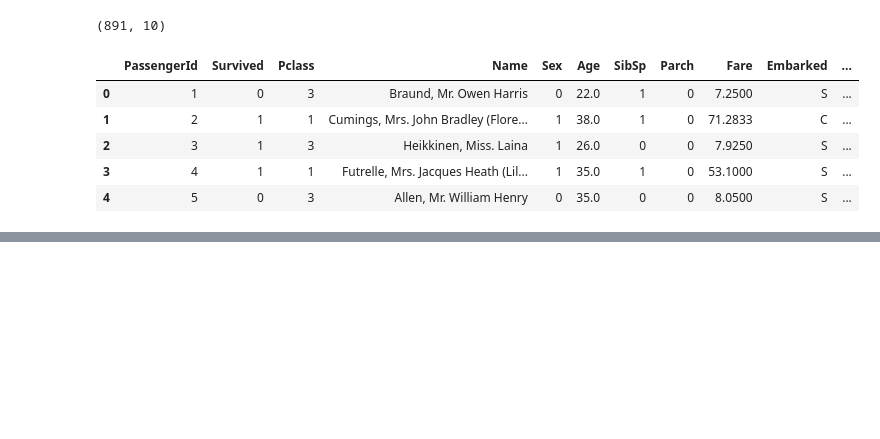
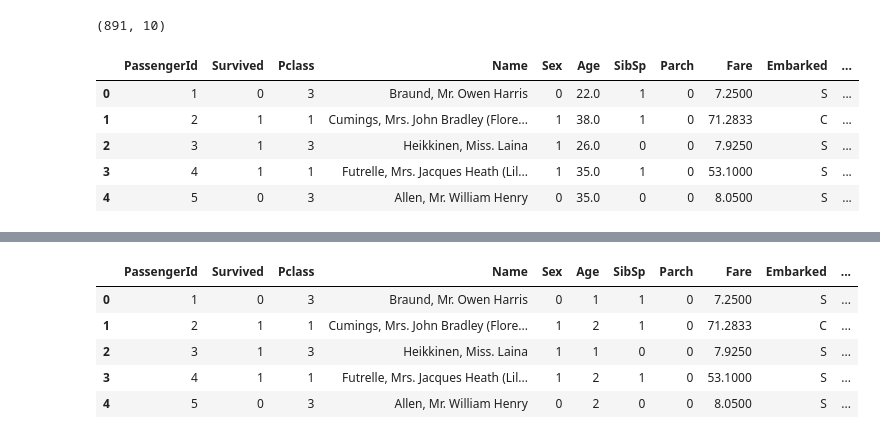
Before and after one commit to AnkithVijay24/Kaggle, a Jupyter notebook: titanic-project.ipynb, the cells around one changed output, grey strips where cells are left out. Drawn from its saved outputs; the diff is of its cells as text; code cells hidden in the pictures; blank space fills up the shorter version.

```diff
--- a/titanic-project.ipynb
+++ b/titanic-project.ipynb
@@ -268,0 +313,3 @@ train_df.head()
+# %%
+train_df['AgeBand'] = pd.cut(train_df['Age'], 5)
+train_df[['AgeBand', 'Survived']].groupby(['AgeBand'], as_index=False).mean().sort_values(by='AgeBand', ascending=True)
@@ -268,0 +323,15 @@ train_df.head()
+# %%
+for dataset in combine:
+    dataset.loc[ dataset['Age'] <= 16, 'Age'] = 0
+    dataset.loc[(dataset['Age'] > 16) & (dataset['Age'] <= 32), 'Age'] = 1
+    dataset.loc[(dataset['Age'] > 32) & (dataset['Age'] <= 48), 'Age'] = 2
+    dataset.loc[(dataset['Age'] > 48) & (dataset['Age'] <= 64), 'Age'] = 3
+    dataset.loc[ dataset['Age'] > 64, 'Age']
+train_df.head()
+# %% [output]
+|  | PassengerId | Survived | Pclass | Name | Sex | Age | SibSp | Parch | Fare | Embarked | ... |
+| 0 | 1 | 0 | 3 | Braund, Mr. Owen Harris | 0 | 1 | 1 | 0 | 7.2500 | S | ... |
+| 1 | 2 | 1 | 1 | Cumings, Mrs. John Bradley (Flore... | 1 | 2 | 1 | 0 | 71.2833 | C | ... |
+| 2 | 3 | 1 | 3 | Heikkinen, Miss. Laina | 1 | 1 | 0 | 0 | 7.9250 | S | ... |
+| 3 | 4 | 1 | 1 | Futrelle, Mrs. Jacques Heath (Lil... | 1 | 2 | 1 | 0 | 53.1000 | S | ... |
+| 4 | 5 | 0 | 3 | Allen, Mr. William Henry | 0 | 2 | 0 | 0 | 8.0500 | S | ... |
```
Also changed, not shown: parts of 5 cells of this notebook.
